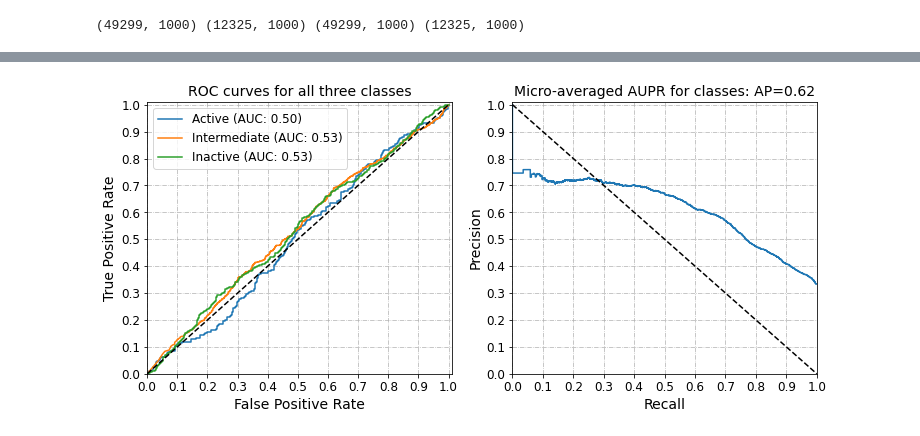
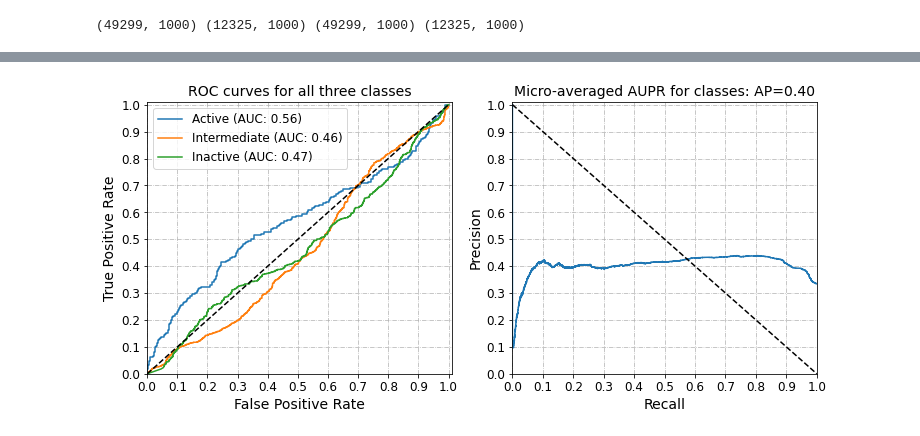
Before and after one commit to TeamSundar/dNNDR, a Jupyter notebook: CD100T10.ipynb, the cells around one changed output, grey strips where cells are left out. Saved outputs shown, nothing was run; the diff lists cells and outputs as text; code cells hidden in the pictures.

```diff
--- a/CD100T10.ipynb
+++ b/CD100T10.ipynb
@@ -148,6 +149,6 @@ obj.plotTrainingPerf(history, save=True)
 # %%
 # Load saved model
-saved_model = tf.keras.models.load_model('checkpoints/'+EXP+'/'+EXP+'_cp.hdf5', custom_objects={'attention': architecture.attention()})
+saved_model = tf.keras.models.load_model('checkpoints/'+EXP+'/'+EXP+'_cp_7466.hdf5', custom_objects={'attention': architecture.attention()})
 
 # Calculate ROC and PR characteristics
 roc_auc, fpr, tpr = obj.roc(saved_model, y_test, a = test_target, b = test_drug)
@@ -183,30 +188,30 @@ davis_metz_target_seq = fetchFasta(davis_metz_targets)
 # %%
 eval_P = pd.DataFrame()
-for target in davis_metz_DTI['protein_id']:
-    dic = davis_metz_target_seq[davis_metz_target_seq['target']==target]
+for target in davis_anas_DTI['protein_id']:
+    dic = davis_anas_target_seq[davis_anas_target_seq['target']==target]
     eval_P = eval_P.append(dic)
 
 eval_T = pd.DataFrame()
-for drug in davis_metz_DTI['compound_id']:
-    dic = davis_metz_drug_smiles[davis_metz_drug_smiles['drug']==drug][['drug', 'seq']]
+for drug in davis_anas_DTI['compound_id']:
+    dic = davis_anas_drug_smiles[davis_anas_drug_smiles['drug']==drug][['drug', 'seq']]
     eval_T = eval_T.append(dic)
 
 # label/integer encoding output variable: (y)
-davis_metz_le = LabelEncoder()
-davis_metz_y = davis_metz_le.fit_transform(davis_metz_DTI['activity'].tolist())
+davis_anas_le = LabelEncoder()
+davis_anas_y = davis_anas_le.fit_transform(davis_anas_DTI['activity'].tolist())
 # One hot encoding of outputs
-davis_metz_y = to_categorical(davis_metz_y)
+davis_anas_y = to_categorical(davis_anas_y)
 # %%
-davis_metz_codes_drug = [char for char in ''.join(set(''.join(davis_metz_drug_smiles['seq'].values)))]
-davis_metz_char_dict_drug = obj.create_dict(davis_metz_codes_drug)
+davis_anas_codes_drug = [char for char in ''.join(set(''.join(davis_anas_drug_smiles['seq'].values)))]
+davis_anas_char_dict_drug = obj.create_dict(davis_anas_codes_drug)
 
-davis_metz_encode_target = obj.integer_encoding(eval_P, char_dict_target)
-davis_metz_encode_drug = obj.integer_encoding(eval_T, davis_metz_char_dict_drug)
+davis_anas_encode_target = obj.integer_encoding(eval_P, char_dict_target)
+davis_anas_encode_drug = obj.integer_encoding(eval_T, davis_anas_char_dict_drug)
 
 # padding sequences
 max_length = 1000
-davis_metz_pad_target = pad_sequences(davis_metz_encode_target, maxlen=max_length, padding='post', truncating='post')
-davis_metz_pad_drug = pad_sequences(davis_metz_encode_drug, maxlen=max_length, padding='post', truncating='post')
+davis_anas_pad_target = pad_sequences(davis_anas_encode_target, maxlen=max_length, padding='post', truncating='post')
+davis_anas_pad_drug = pad_sequences(davis_anas_encode_drug, maxlen=max_length, padding='post', truncating='post')
 
-davis_metz_pad_target.shape, davis_metz_pad_drug.shape, davis_metz_y.shape
+davis_anas_pad_target.shape, davis_anas_pad_drug.shape, davis_anas_y.shape
 # %% [output]
@@ -226,8 +231,8 @@ roc_auc, fpr, tpr = obj.roc(saved_model, davis_metz_y, a = davis_metz_pad_target
 precision, recall, average_precision = obj.aupr(saved_model, davis_metz_y, a = davis_metz_pad_target, b = davis_metz_pad_drug)
 # %%
 # Plot ROC/PR curve
-obj.plotROC_PR(fpr, tpr, roc_auc, precision, recall, average_precision, save=False)
+obj.plotROC_PR(fpr, tpr, roc_auc, precision, recall, average_precision, validation=True, save=False)
 # %% [output]
-[figure, old version]
+[figure, new version]
 # %%
 collections.Counter(a)
```
Also changed, not shown: parts of 10 cells of this notebook.
